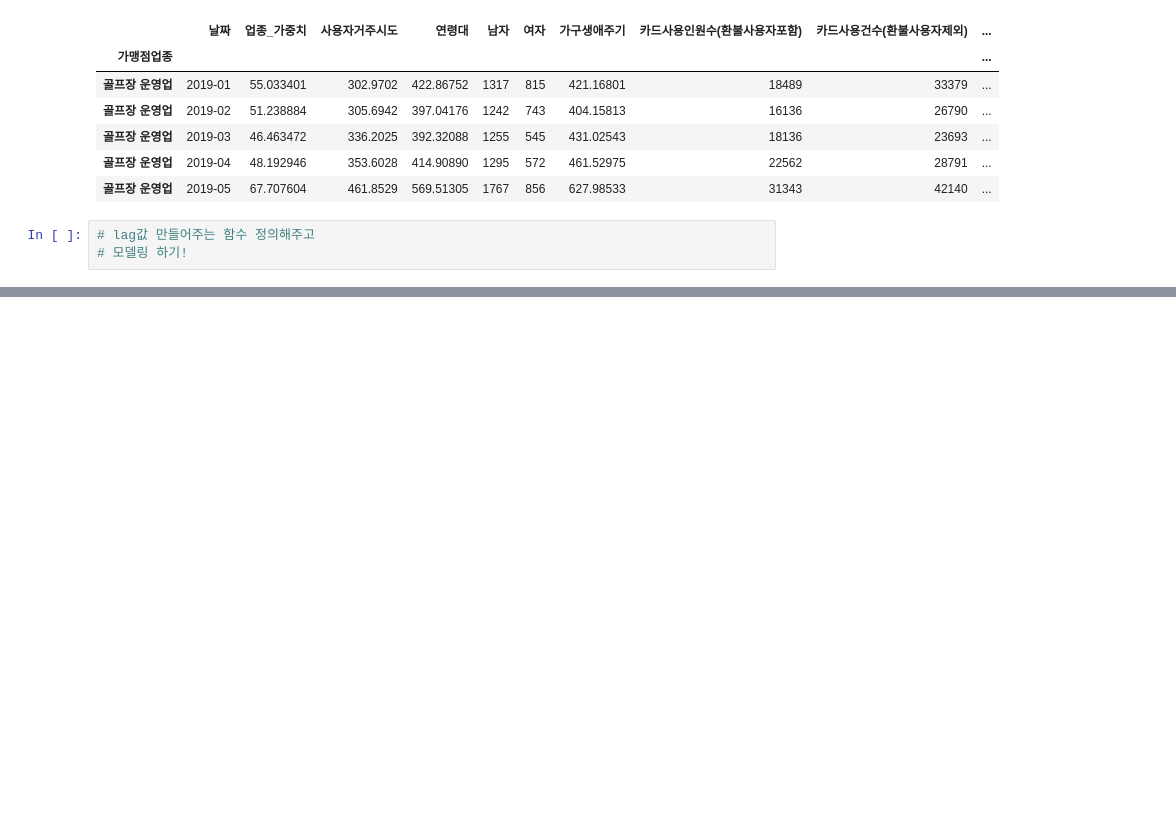
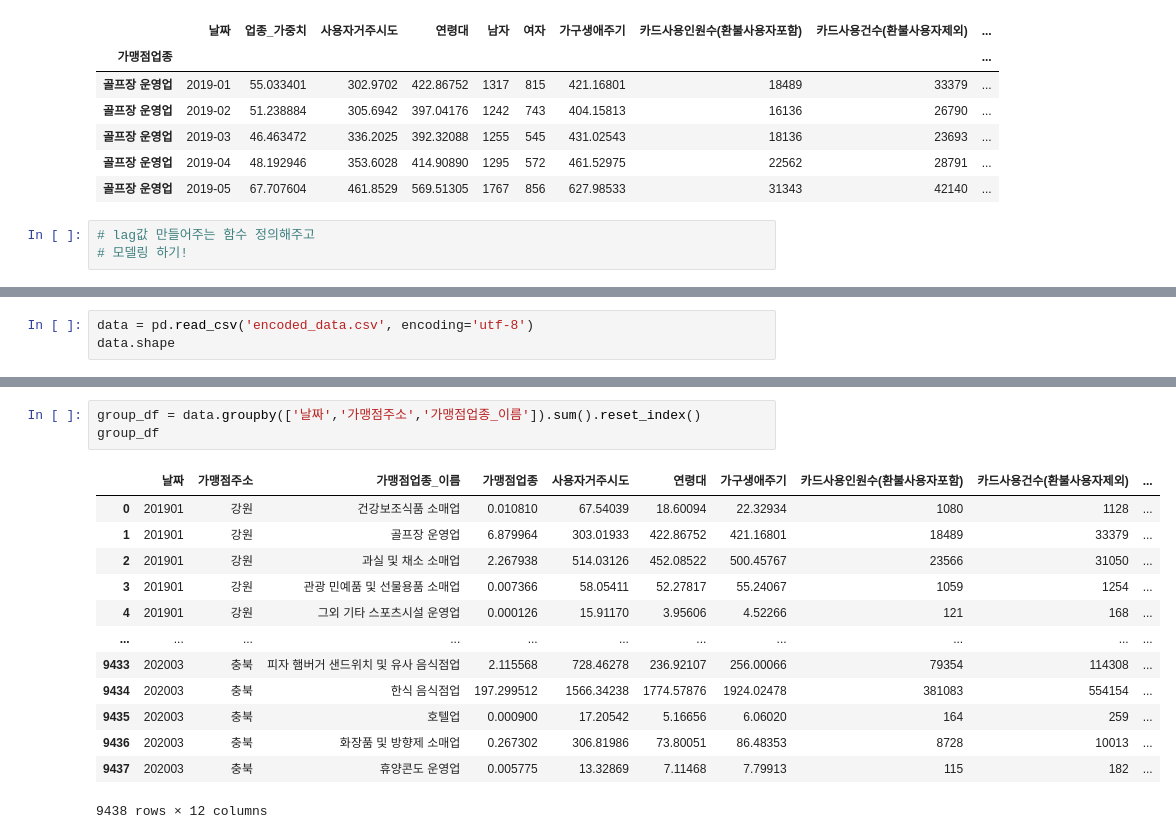
Before and after one commit to young-hun-jo/KaggleStruggle, a Jupyter notebook: jeju_credit/kangwon_preprocessing.ipynb, the cells around one changed output, grey strips where cells are left out. Cells and saved outputs as stored; diff of their text form; blank space fills up the shorter version.

Commit message:
create final_data

```diff
--- a/jeju_credit/kangwon_preprocessing.ipynb
+++ b/jeju_credit/kangwon_preprocessing.ipynb
@@ -133,0 +235,3 @@ golf_df.head()
+# %%
+data = pd.read_csv('encoded_data.csv', encoding='utf-8')
+data.shape
@@ -133,0 +249,17 @@ golf_df.head()
+# %%
+group_df = data.groupby(['날짜','가맹점주소','가맹점업종_이름']).sum().reset_index()
+group_df
+# %% [output]
+|  | 날짜 | 가맹점주소 | 가맹점업종_이름 | 가맹점업종 | 사용자거주시도 | 연령대 | 가구생애주기 | 카드사용인원수(환불사용자포함) | 카드사용건수(환불사용자제외) | ... |
+| 0 | 201901 | 강원 | 건강보조식품 소매업 | 0.010810 | 67.54039 | 18.60094 | 22.32934 | 1080 | 1128 | ... |
+| 1 | 201901 | 강원 | 골프장 운영업 | 6.879964 | 303.01933 | 422.86752 | 421.16801 | 18489 | 33379 | ... |
+| 2 | 201901 | 강원 | 과실 및 채소 소매업 | 2.267938 | 514.03126 | 452.08522 | 500.45767 | 23566 | 31050 | ... |
+| 3 | 201901 | 강원 | 관광 민예품 및 선물용품 소매업 | 0.007366 | 58.05411 | 52.27817 | 55.24067 | 1059 | 1254 | ... |
+| 4 | 201901 | 강원 | 그외 기타 스포츠시설 운영업 | 0.000126 | 15.91170 | 3.95606 | 4.52266 | 121 | 168 | ... |
+| ... | ... | ... | ... | ... | ... | ... | ... | ... | ... | ... |
+| 9433 | 202003 | 충북 | 피자 햄버거 샌드위치 및 유사 음식점업 | 2.115568 | 728.46278 | 236.92107 | 256.00066 | 79354 | 114308 | ... |
+| 9434 | 202003 | 충북 | 한식 음식점업 | 197.299512 | 1566.34238 | 1774.57876 | 1924.02478 | 381083 | 554154 | ... |
+| 9435 | 202003 | 충북 | 호텔업 | 0.000900 | 17.20542 | 5.16656 | 6.06020 | 164 | 259 | ... |
+| 9436 | 202003 | 충북 | 화장품 및 방향제 소매업 | 0.267302 | 306.81986 | 73.80051 | 86.48353 | 8728 | 10013 | ... |
+| 9437 | 202003 | 충북 | 휴양콘도 운영업 | 0.005775 | 13.32869 | 7.11468 | 7.79913 | 115 | 182 | ... |
+9438 rows × 12 columns
```
Also changed, not shown: parts of 17 cells of this notebook.
